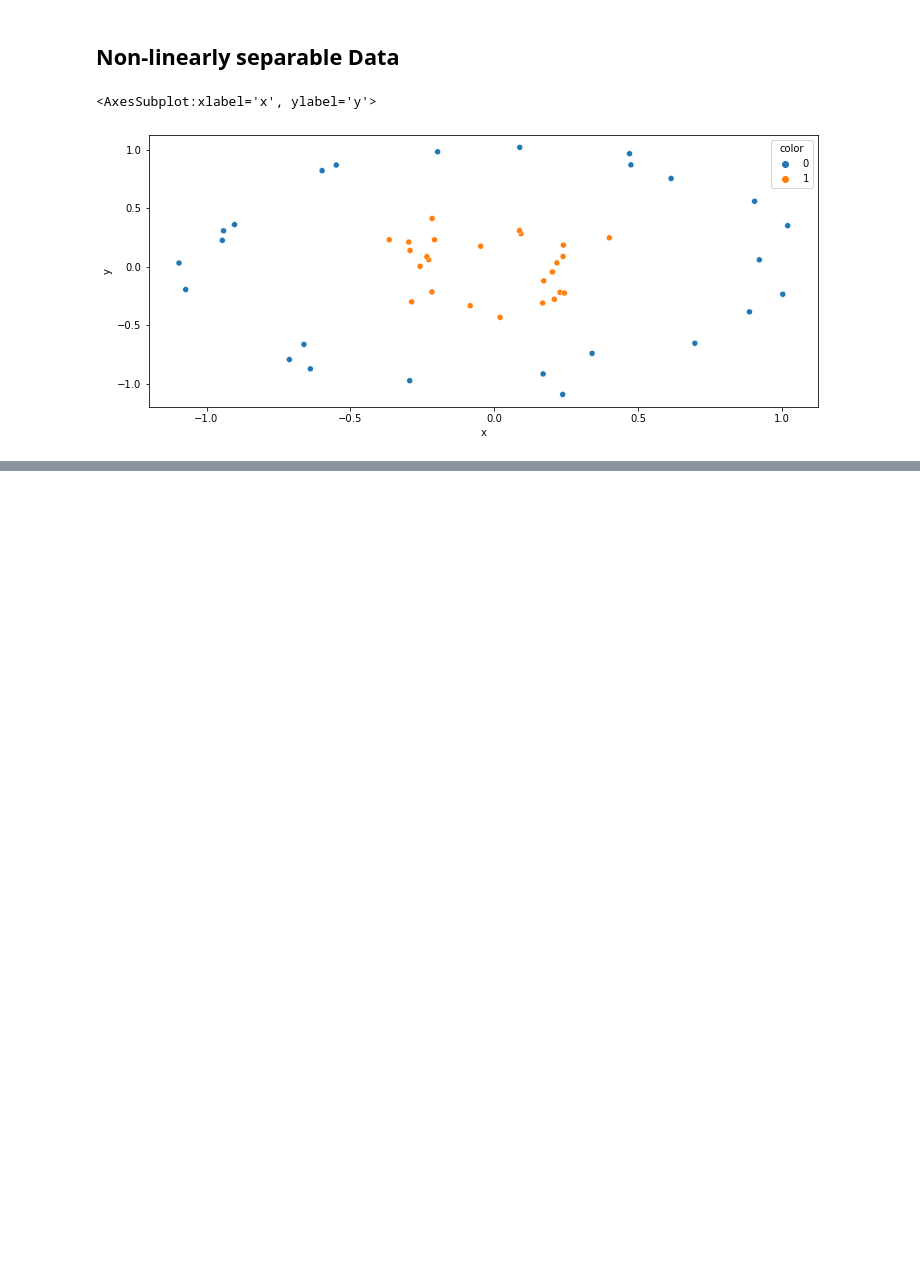
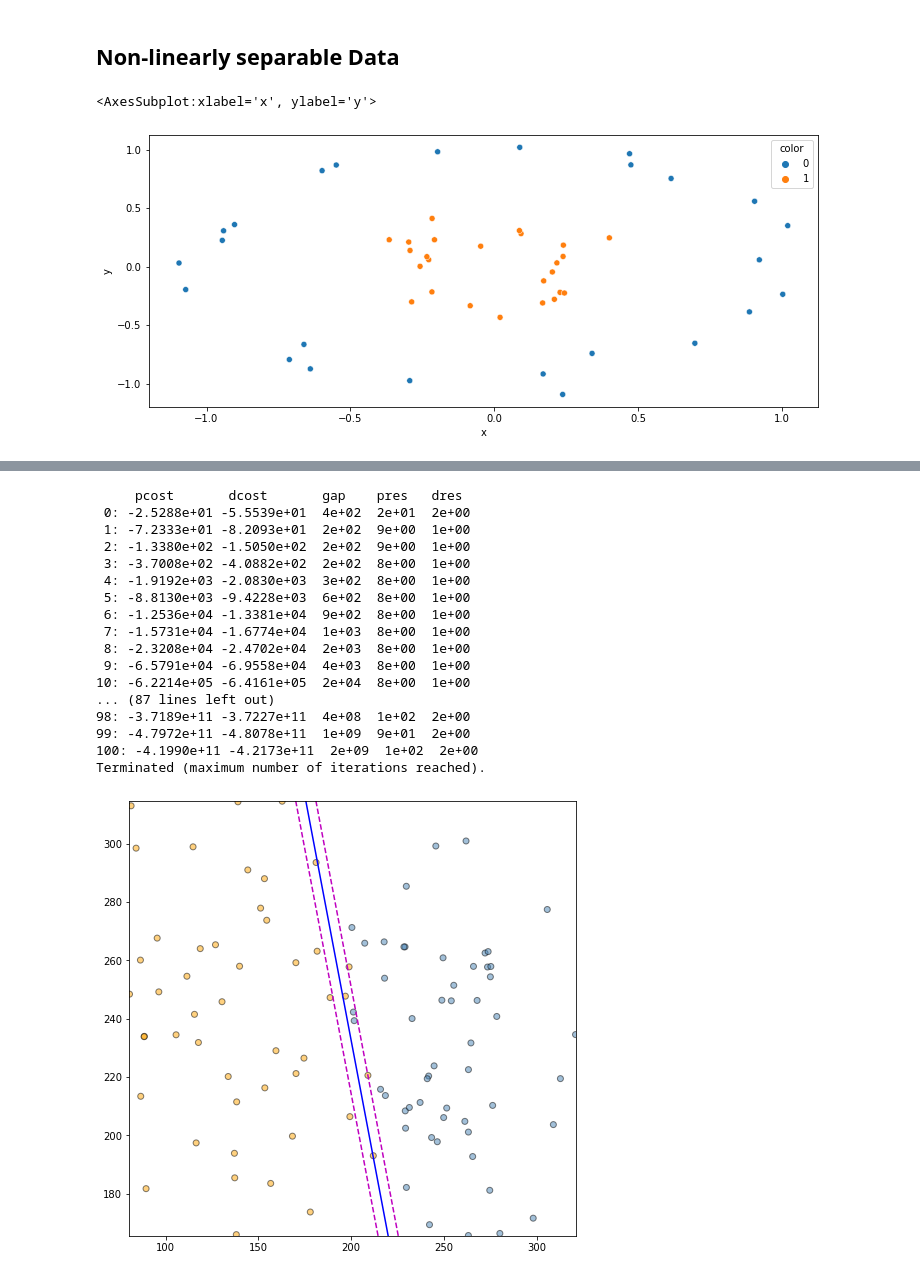
Before and after one commit to miraehab/Support-Vector-Machine-Implementation, a Jupyter notebook: notebook.ipynb, the cells around one changed output, grey strips where cells are left out. Cells and saved outputs as stored; diff of their text form; code cells hidden in the pictures; blank space fills up the shorter version.

```diff
--- a/notebook.ipynb
+++ b/notebook.ipynb
@@ -33,0 +166,23 @@ sns.scatterplot(x = "x", y = "y", hue = "color", data = non_linearly_separable_d
+# %%
+X_non_sep, y_non_sep = get_data('non-separable-data.csv')
+svm.train(X_non_sep, y_non_sep)
+plot_margin(svm.w, X_non_sep, svm.b, y_non_sep)
+# %% [output]
+     pcost       dcost       gap    pres   dres
+ 0: -2.5288e+01 -5.5539e+01  4e+02  2e+01  2e+00
+ 1: -7.2333e+01 -8.2093e+01  2e+02  9e+00  1e+00
+ 2: -1.3380e+02 -1.5050e+02  2e+02  9e+00  1e+00
+ 3: -3.7008e+02 -4.0882e+02  2e+02  8e+00  1e+00
+ 4: -1.9192e+03 -2.0830e+03  3e+02  8e+00  1e+00
+ 5: -8.8130e+03 -9.4228e+03  6e+02  8e+00  1e+00
+ 6: -1.2536e+04 -1.3381e+04  9e+02  8e+00  1e+00
+ 7: -1.5731e+04 -1.6774e+04  1e+03  8e+00  1e+00
+ 8: -2.3208e+04 -2.4702e+04  2e+03  8e+00  1e+00
+ 9: -6.5791e+04 -6.9558e+04  4e+03  8e+00  1e+00
+10: -6.2214e+05 -6.4161e+05  2e+04  8e+00  1e+00
+... (87 lines left out)
+98: -3.7189e+11 -3.7227e+11  4e+08  1e+02  2e+00
+99: -4.7972e+11 -4.8078e+11  1e+09  9e+01  2e+00
+100: -4.1990e+11 -4.2173e+11  2e+09  1e+02  2e+00
+Terminated (maximum number of iterations reached).
+[figure, added]
```
Also changed, not shown: parts of 11 cells of this notebook, 1 other file.
